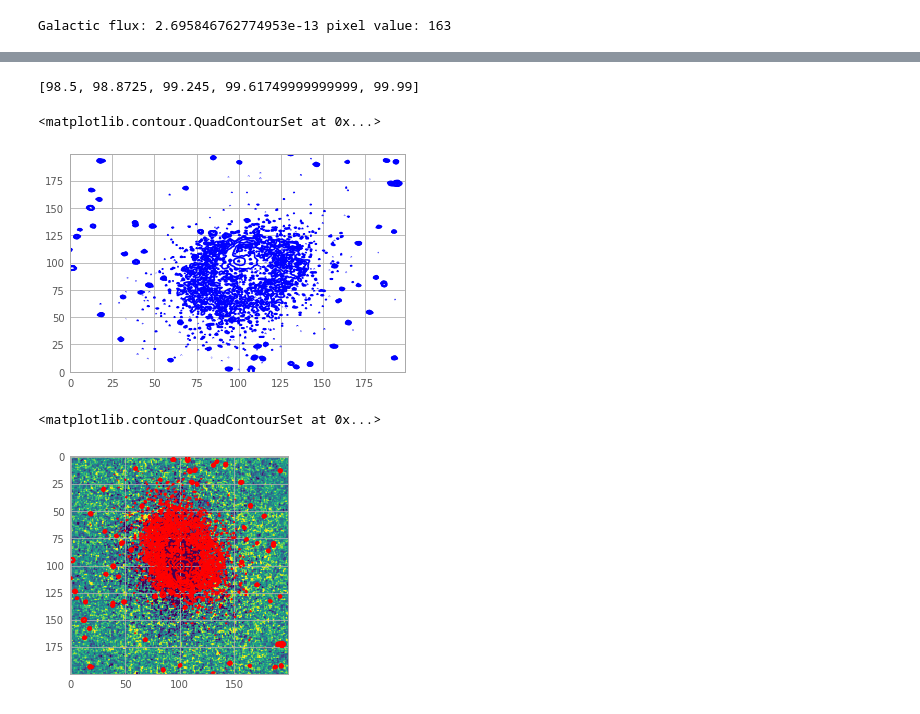
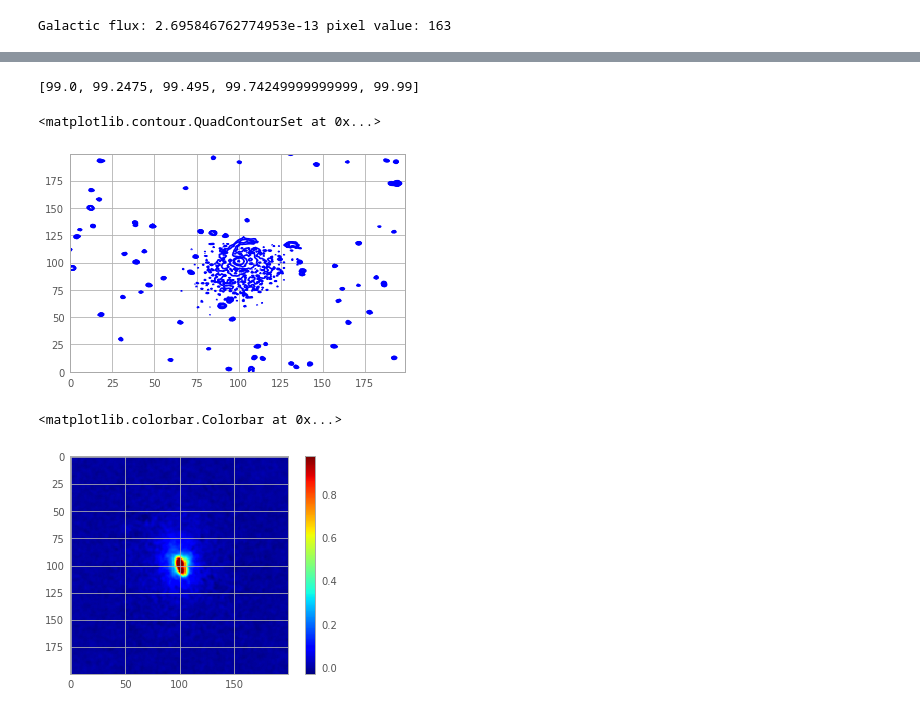
Before and after one commit to cosmologie/H_alpha_scripts, a Jupyter notebook: H_alpha_continuum_subtraction_NGC4261.ipynb, the cells around one changed output, grey strips where cells are left out. Saved outputs shown, nothing was run; the diff lists cells and outputs as text; code cells hidden in the pictures.

```diff
--- a/H_alpha_continuum_subtraction_NGC4261.ipynb
+++ b/H_alpha_continuum_subtraction_NGC4261.ipynb
@@ -233,24 +243,28 @@ Systematic error:  8.43508812485131e-15 , 3.1289197299065714 %
 # %%
 # contour subtracted flux
-nums = np.linspace(98.5, 99.99, num=5)
+nums = np.linspace(99, 99.99, num=5)
 nums = list(nums)
 #nums.insert(0, 99.5)
 #nums.insert(0, 99)
 print(nums)
 plt.contour(full_image[400:600,400:600], colors='blue', levels=np.percentile(full_image,nums))
 # %% [output]
-[98.5, 98.8725, 99.245, 99.61749999999999, 99.99]
+[99.0, 99.2475, 99.495, 99.74249999999999, 99.99]
 <matplotlib.contour.QuadContourSet at 0x...>
-[figure, old version]
+[figure, new version]
 # %%
+%matplotlib inline
 dust_file = "C:/Users/emily/Documents/ARC Summer 2019/FITS files/Dust/NGC4261_dust_colorsub_smoothed.fits"
 with fits.open(dust_file) as df:
     dust_hdr = df[1].header
-    dust = df[1].data*dust_hdr['photflam']
+    dust = df[1].data
 
-plt.imshow(dust[250:450, 250:450], vmin=np.percentile(dust, 1), vmax=np.percentile(dust, 99), cmap=mat.cm.viridis)
+dust_img = -ndi.gaussian_filter(dust, 1)
+dustmin = np.percentile(dust_img, 1)
+dustmax = np.percentile(dust_img, 99.99)
 
-plt.contour(full_image[400:600,400:600], colors='red', levels=np.percentile(full_image,nums))
+plt.imshow(dust_img[250:450, 250:450], vmin=dustmin, vmax=dustmax, cmap=mat.cm.jet)
+plt.colorbar()
 # %% [output]
-<matplotlib.contour.QuadContourSet at 0x...>
+<matplotlib.colorbar.Colorbar at 0x...>
-[figure, old version]
+[figure, new version]
```
Also changed, not shown: parts of 8 cells of this notebook, 5 other files.
